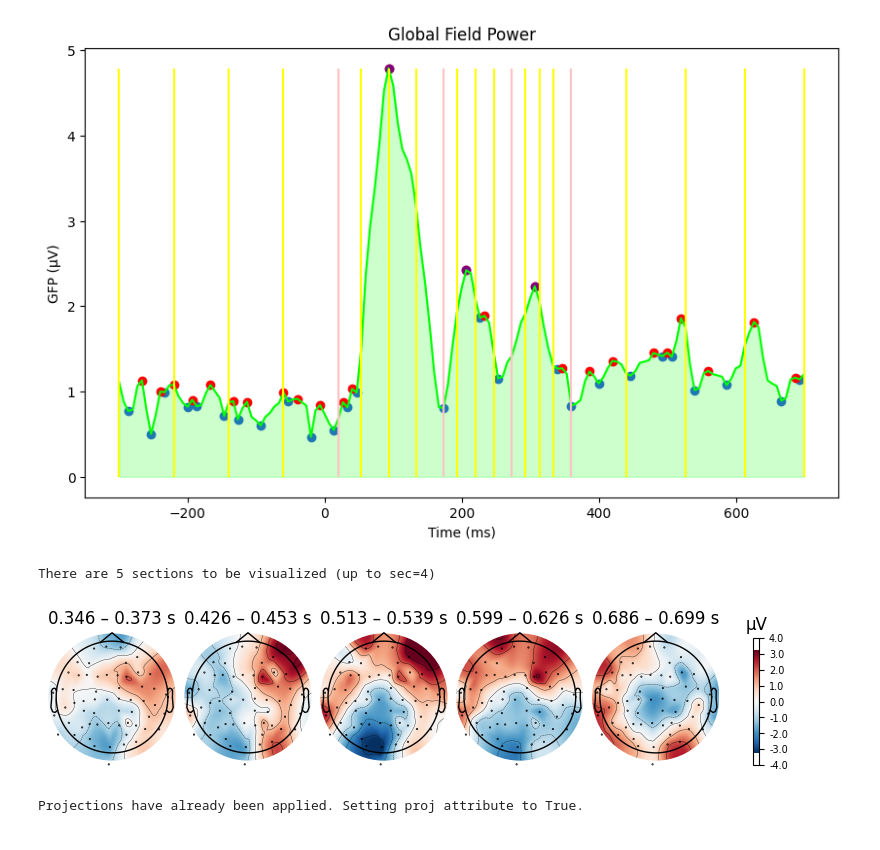
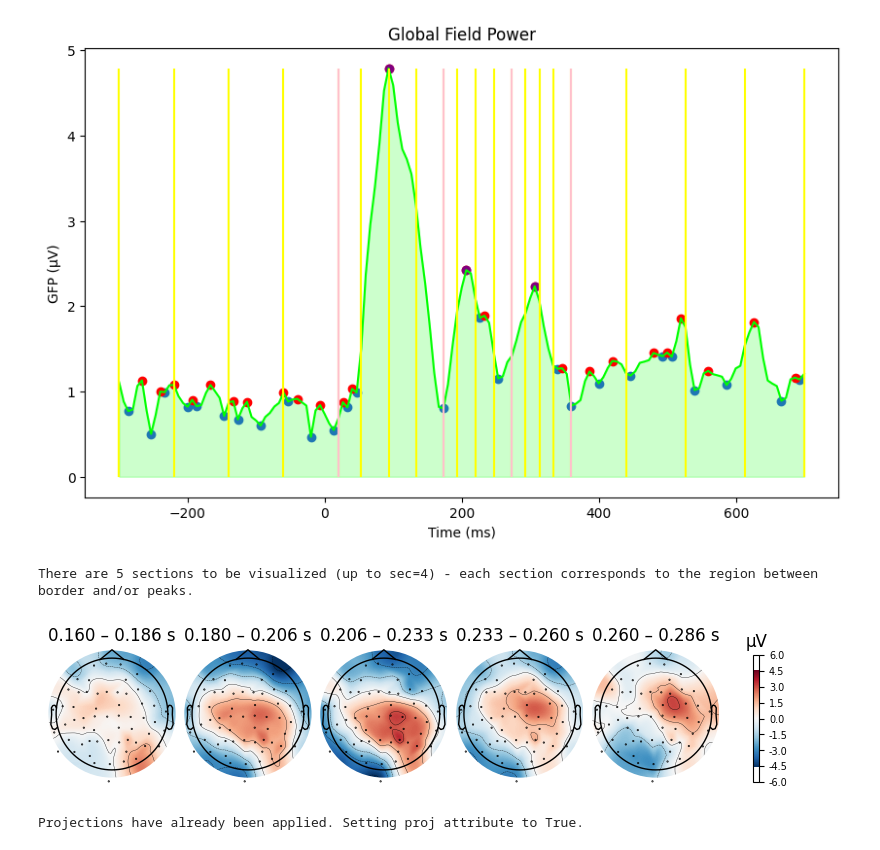
Before and after one commit to isacostamaia/data_exploration_EEG, a Jupyter notebook: evoked_vis.ipynb, the cells around one changed output. Saved outputs shown, nothing was run; the diff lists cells and outputs as text; code cells hidden in the pictures.

Commit message:
plot spatial patterns enhanced

```diff
--- a/evoked_vis.ipynb
+++ b/evoked_vis.ipynb
@@ -199,6 +199,11 @@ Projections have already been applied. Setting proj attribute to True.
 [figure]
 # %%
 def segment(ts, npeaks=3):
+    '''
+    define cut points of time series from its peaks and local minima values
+    ToDo: exclude forbidden min and max values according to low ratio horizontal_dist/vertical_distance
+    '''
+
     #minima
     min_idx = argrelextrema(ts, np.less)
 
@@ -233,13 +238,15 @@ def segment(ts, npeaks=3):
     return max_idx, np.array(cut_point_list)
 # %%
 def img_idx_plot(cut_points, len_max, num_spatial_patterns = 4):
-    #num_spatial_pattern per interval
+    '''
+    define *num_spatial_patterns equally spaced points between cut_points of a time series of length=len_max
+    '''
+    #num_spatial_pattern is the number of spatial pattern plots per interval
 
     img_idx = [0]
     left_id = 0
     for cut_id in (list(cut_points)+[len_max-1]):
         img_idx_section = [int(np.floor((cut_id-left_id)*(i+1)/num_spatial_patterns)) + left_id for i in range(num_spatial_patterns)]
-        # img_idx_section.append(cut_id) #plot above each peak as well
         img_idx = img_idx + img_idx_section
         left_id = cut_id
 
@@ -289,13 +296,13 @@ np.where(ts[id_left:]<=min_repair)[0]:  [ 8  9 10 11 14 35 36 42 51 52 53 54 55]
 <matplotlib.collections.LineCollection at 0x...>
 [figure]
 # %%
-#display topomaps of the average evoked potential in 20 ms time windows centered at -200 ms, 100 ms, and 400 ms.
-print("There are {} sections to be visualized (up to sec={})".format(len(cut_points)+1,len(cut_points)))
-sec_num = 4
+#display topomaps of the average evoked potential in 30 ms time windows centered at the yellow and pink bars
+print("There are {} sections to be visualized (up to sec={}) - each section corresponds to the region between border and/or peaks.".format(len(cut_points)+1,len(cut_points)))
+sec_num = 2
 l_aud.plot_topomap(times= l_aud.times[img_idx[sec_num*num_spat_pat:sec_num*num_spat_pat+num_spat_pat+1]], average=0.03); #space between each samples is of 6,668ms
 # %% [output]
-There are 5 sections to be visualized (up to sec=4)
+There are 5 sections to be visualized (up to sec=4) - each section corresponds to the region between border and/or peaks.
-[figure, old version]
+[figure, new version]
 # %%
 l_aud.plot_joint(times = l_aud.times[img_idx]);
 # %% [output]
```
Also changed, not shown: parts of 2 cells of this notebook.
